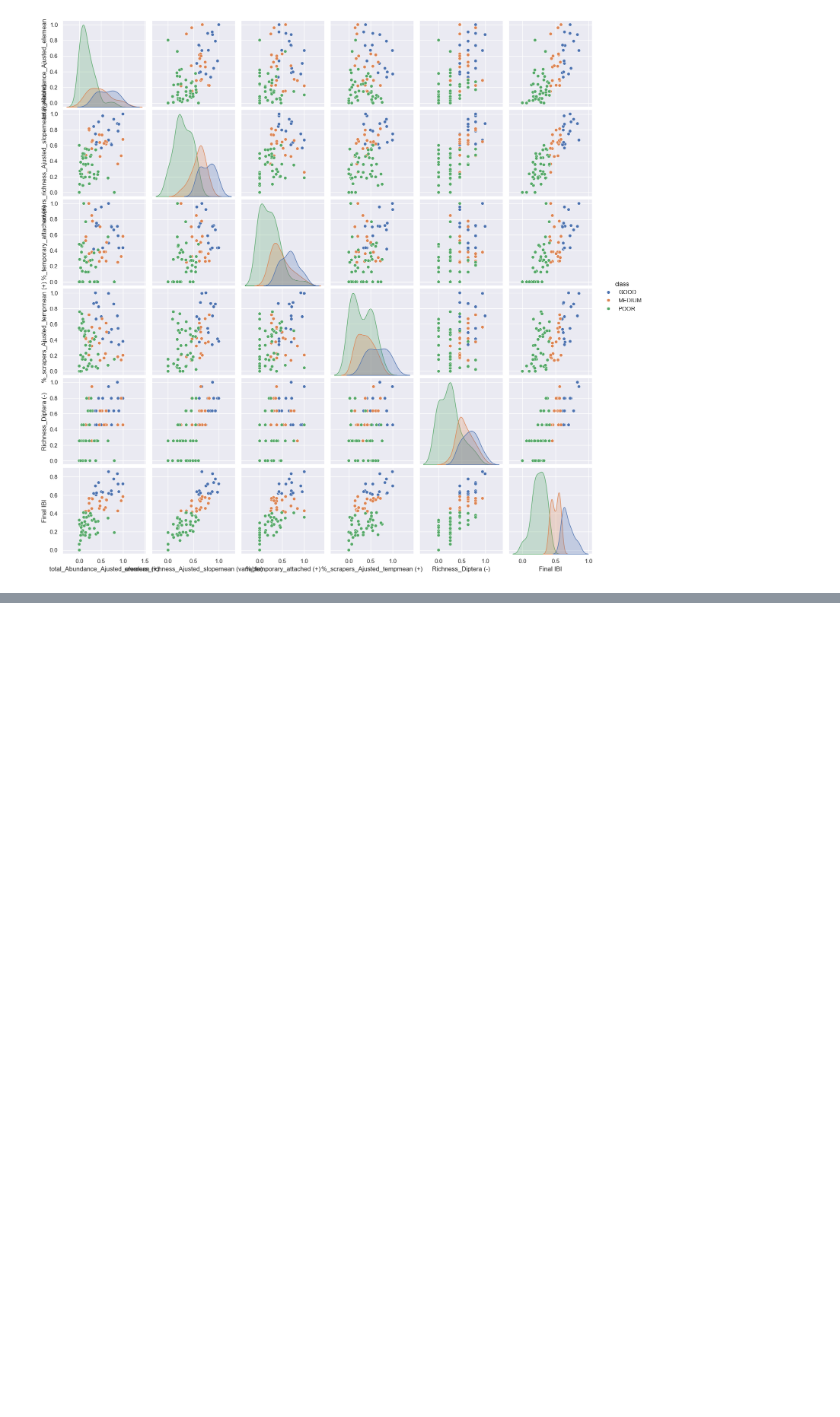
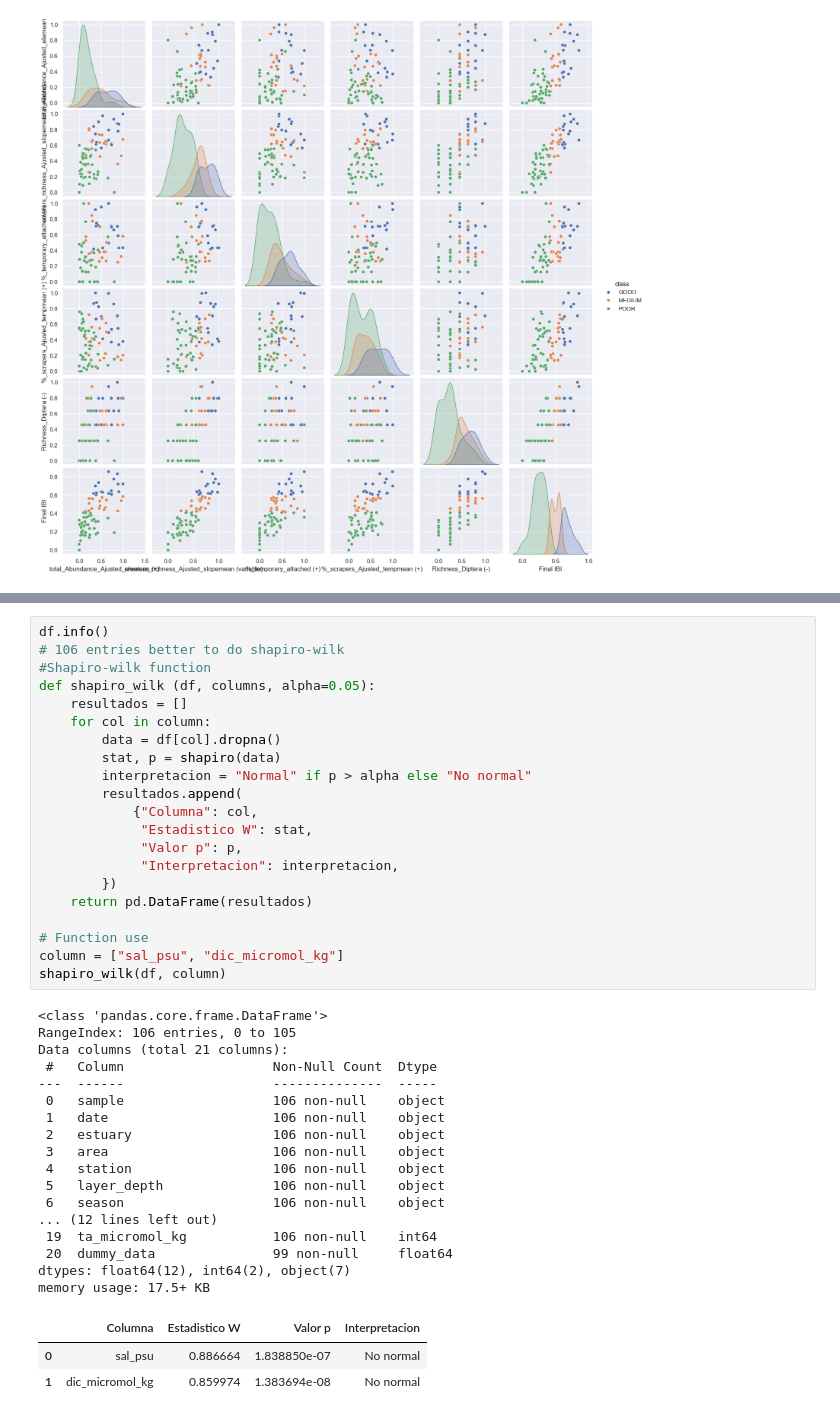
Before and after one commit to Juan-git-fciencias/modelado-ecologico, a Jupyter notebook: Mi script_Juan_Reyes.ipynb, the cells around one changed output, grey strips where cells are left out. Saved outputs shown, nothing was run; the diff lists cells and outputs as text; blank space fills up the shorter version.

Commit message:
normality function

```diff
--- a/Mi script_Juan_Reyes.ipynb
+++ b/Mi script_Juan_Reyes.ipynb
@@ -167,0 +173,42 @@ sns.pairplot(data=df_mine, hue="class")
+# %%
+df.info()
+# 106 entries better to do shapiro-wilk
+#Shapiro-wilk function
+def shapiro_wilk (df, columns, alpha=0.05):
+    resultados = []
+    for col in column:
+        data = df[col].dropna()
+        stat, p = shapiro(data)
+        interpretacion = "Normal" if p > alpha else "No normal"
+        resultados.append(
+            {"Columna": col,
+             "Estadistico W": stat,
+             "Valor p": p,
+             "Interpretacion": interpretacion,
+        })
+    return pd.DataFrame(resultados)
+
+# Function use
+column = ["sal_psu", "dic_micromol_kg"]
+shapiro_wilk(df, column)
+# %% [output]
+<class 'pandas.core.frame.DataFrame'>
+RangeIndex: 106 entries, 0 to 105
+Data columns (total 21 columns):
+ #   Column                   Non-Null Count  Dtype
+---  ------                   --------------  -----
+ 0   sample                   106 non-null    object
+ 1   date                     106 non-null    object
+ 2   estuary                  106 non-null    object
+ 3   area                     106 non-null    object
+ 4   station                  106 non-null    object
+ 5   layer_depth              106 non-null    object
+ 6   season                   106 non-null    object
+... (12 lines left out)
+ 19  ta_micromol_kg           106 non-null    int64
+ 20  dummy_data               99 non-null     float64
+dtypes: float64(12), int64(2), object(7)
+memory usage: 17.5+ KB
+|  | Columna | Estadistico W | Valor p | Interpretacion |
+| 0 | sal_psu | 0.886664 | 1.838850e-07 | No normal |
+| 1 | dic_micromol_kg | 0.859974 | 1.383694e-08 | No normal |
```
Also changed, not shown: parts of 2 cells of this notebook.
